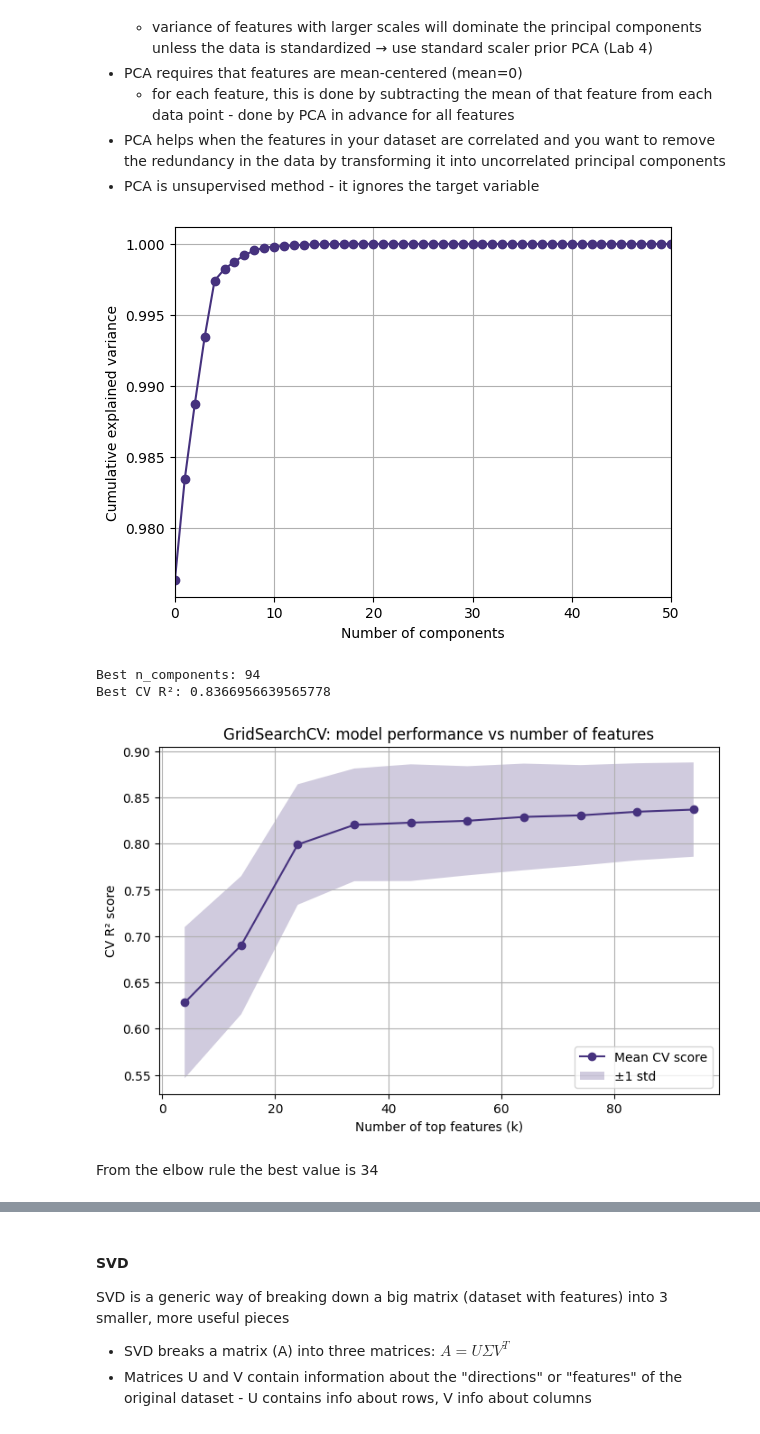
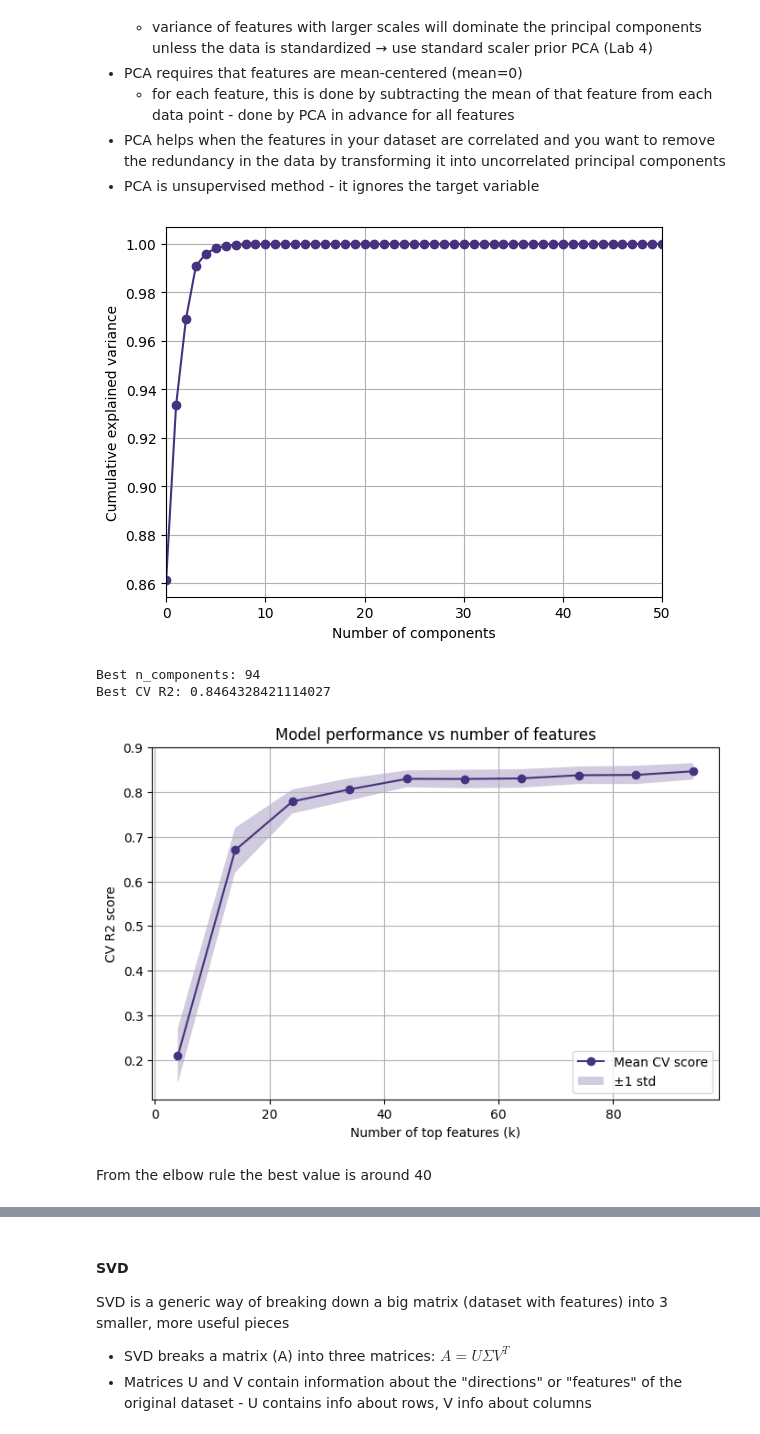
Before and after one commit to i-demetriou/dsc510-group-project, a Jupyter notebook: dsc510.theofanous.alexandrou.demetriou.ipynb, the cells around one changed output, grey strips where cells are left out. Drawn from its saved outputs; the diff is of its cells as text; code cells hidden in the pictures.

```diff
--- a/dsc510.theofanous.alexandrou.demetriou.ipynb
+++ b/dsc510.theofanous.alexandrou.demetriou.ipynb
@@ -52,8 +57,7 @@ prepare it for analysis by casting to appropriate types and other feature engine
 # %% [markdown]
 ### Load Dataset
 # %%
-# original = pd.read_csv('./data/AmesHousing.csv', keep_default_na=False, na_values=['', ' ', 'na', 'NA', 'N/A']) # Specify list because "None" is valid
-original = pd.read_csv('./data/AmesHousing.csv')
+original = pd.read_csv('./data/AmesHousing.csv', keep_default_na=False, na_values=['', ' ']) # Specify list because "None" and "NA" are valid
 original
 # %% [output]
 |  | Order | PID | MS SubClass | MS Zoning | Lot Frontage | Lot Area | Street | Alley | Lot Shape | ... |
@@ -1940,23 +1884,33 @@ convergence
+# %%
+# Unskewing y
+
+power_transformer = PowerTransformer(method='box-cox').fit(y_train.to_frame())
+
+y_unskewed_train = power_transformer.transform(y_train.to_frame()).ravel()
+y_unskewed_test = power_transformer.transform(y_test.to_frame()).ravel()
 # %%
-# We use a column transformer (used also in Big Data course in pyspark) to build the pipeline that both encodes and scales
-# CURRENTLY NOT USED
+# As a pipeline
 
 preprocessor = ColumnTransformer(
     transformers=[
-        ('ordinal',
-             make_pipeline(
-                 ce.OrdinalEncoder(cols=ordinal),
-                 MinMaxScaler(feature_range=(0, 1)),
-        ), ordinal),
-        ('nominal', ce.OneHotEncoder(cols=nominal, use_cat_names=True), nominal),
-        ('numerical', RobustScaler(), numerical),
+        ('ordinal', make_pipeline(
+                ce.OrdinalEncoder(cols=encode_ordinally),
+                MinMaxScaler(feature_range=(0, 1)),
+            ), encode_ordinally),
+        ('nominal', ce.OneHotEncoder(cols=encode_onehotly, use_cat_names=True), encode_onehotly),
+        ('numerical', make_pipeline(
+            SimpleImputer(strategy='mean'),
+            RobustScaler(),
+        ), numerical),
     ]
 )
 
-X_train = preprocessor.fit_transform(df_train.drop(columns=['SalePrice']))
-y_train = df_train[['SalePrice']]
-X_test = preprocessor.transform(df_test.drop(columns=['SalePrice']))
-y_test = df_test[['SalePrice']]
+preprocessor.fit(df_train)
+
+X_preprocessed_train = preprocessor.transform(X_train)
+X_preprocessed_train = pd.DataFrame(X_preprocessed_train, columns=[col_name.split('__')[1] for col_name in preprocessor.get_feature_names_out()])
+X_preprocessed_test = preprocessor.transform(X_test)
+X_preprocessed_test = pd.DataFrame(X_preprocessed_test, columns=[col_name.split('__')[1] for col_name in preprocessor.get_feature_names_out()])
 # %% [markdown]
 ## Feature Selection and Extraction
 
@@ -2102,11 +2151,8 @@ unless the data is standardized → use standard scaler prior PCA (Lab 4)
 - PCA helps when the features in your dataset are correlated and you want to remove the redundancy in the data by transforming it into uncorrelated principal components
 - PCA is unsupervised method - it ignores the target variable
 # %%
-# PCA needs to use the standarized dataset
-X_train = df_encoded_train.fillna(0)
-y_train = df_train['SalePrice']
+pca = PCA().fit(X_preprocessed_train)
 
-pca = PCA().fit(X_train)
 plt.plot(np.cumsum(pca.explained_variance_ratio_), marker='o')
 plt.xlabel('Number of components')
 plt.ylabel('Cumulative explained variance')
@@ -2114,43 +2160,43 @@ plt.grid(True)
 plt.xlim(0, 50)
 plt.show()
 # %% [output]
-[figure, old version]
+[figure, new version]
 # %%
 from sklearn.model_selection import GridSearchCV
 
 pipe = Pipeline([
     ('pca', PCA()),
     ('model', LinearRegression())
 ])
 
 param_grid = {'pca__n_components': range(4, 100, 10)}
 cv = KFold(n_splits=5, shuffle=True, random_state=42)
 
 grid = GridSearchCV(pipe, param_grid, cv=cv, scoring='r2')
-grid.fit(X_train, y_train)
+grid.fit(X_preprocessed_train, y_unskewed_train)
 
 print("Best n_components:", grid.best_params_['pca__n_components'])
 print("Best CV R2:", grid.best_score_)
 
 results = pd.DataFrame(grid.cv_results_)
 plt.figure(figsize=(8,5))
 plt.plot(results['param_pca__n_components'], results['mean_test_score'], marker='o', label='Mean CV score')
 plt.fill_between(
     results['param_pca__n_components'],
     results['mean_test_score'] - results['std_test_score'],
     results['mean_test_score'] + results['std_test_score'],
     alpha=0.25, label='±1 std'
 )
 plt.xlabel('Number of top features (k)')
 plt.ylabel('CV R2 score')
 plt.title('Model performance vs number of features')
 plt.grid(True)
 plt.legend()
 plt.show()
 # %% [output]
 Best n_components: 94
-Best CV R²: 0.8366956639565778
+Best CV R2: 0.8464328421114027
-[figure, old version]
+[figure, new version]
 # %% [markdown]
-From the elbow rule the best value is 34
+From the elbow rule the best value is around 40
 # %%
```
Also changed, not shown: parts of 93 cells of this notebook, 1 other file.
